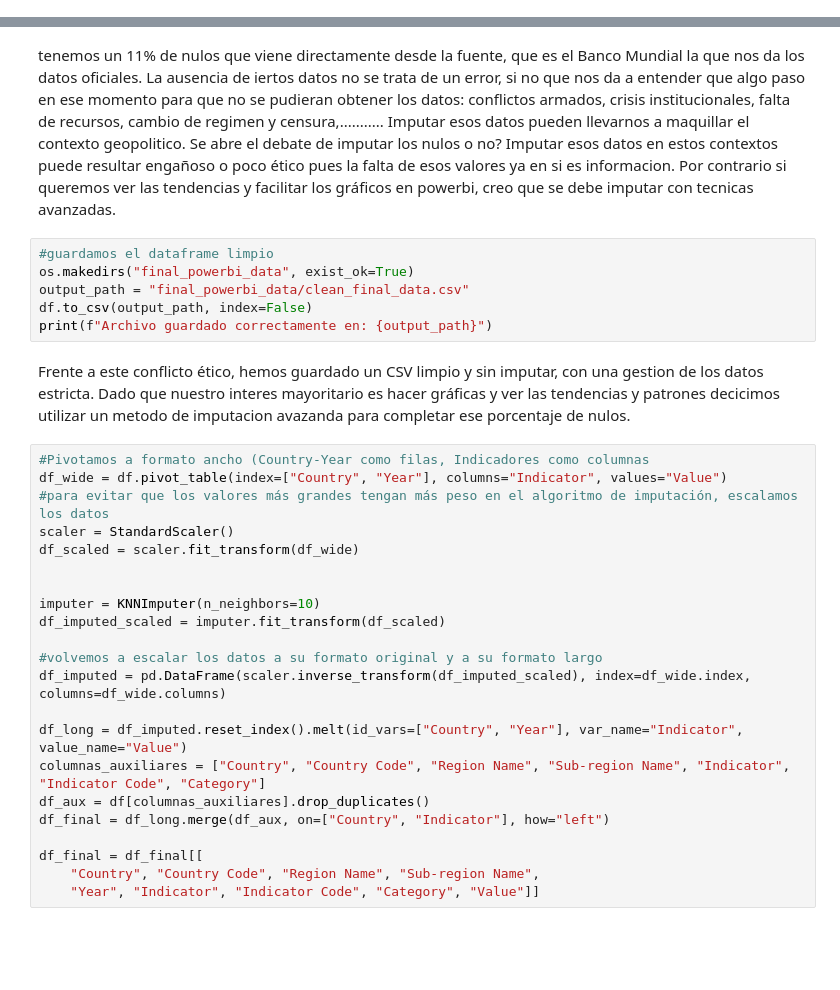
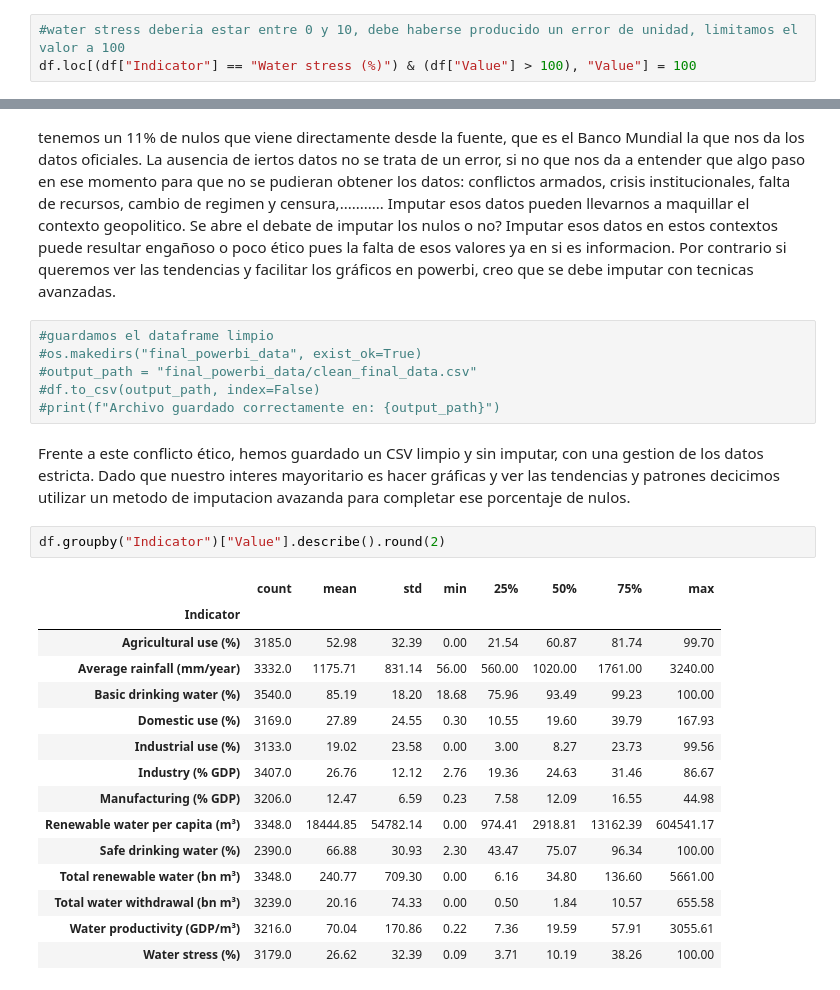
Before and after one commit to Adalab/proyecto-da-promo-d-modulo-4-powerbi-team-1, a Jupyter notebook: EDA Banco Mundial.ipynb, the cells around one changed output, grey strips where cells are left out. Drawn from its saved outputs; the diff is of its cells as text; blank space fills up the shorter version.

```diff
--- a/EDA Banco Mundial.ipynb
+++ b/EDA Banco Mundial.ipynb
@@ -182,3 +400,6 @@ print(df["Sub-region Name"].unique())
+# %%
+#water stress deberia estar entre 0 y 10, debe haberse producido un error de unidad, limitamos el valor a 100
+df.loc[(df["Indicator"] == "Water stress (%)") & (df["Value"] > 100), "Value"] = 100
 # %%
 ### PASO 3: Gestion de nulos
 # %%
@@ -241,31 +532,27 @@ Imputar esos datos en estos contextos puede resultar engañoso o poco ético pue
 Por contrario si queremos ver las tendencias y facilitar los gráficos en powerbi, creo que se debe imputar con tecnicas avanzadas.
 # %%
 #guardamos el dataframe limpio
-os.makedirs("final_powerbi_data", exist_ok=True)
-output_path = "final_powerbi_data/clean_final_data.csv"
-df.to_csv(output_path, index=False)
-print(f"Archivo guardado correctamente en: {output_path}")
+#os.makedirs("final_powerbi_data", exist_ok=True)
+#output_path = "final_powerbi_data/clean_final_data.csv"
+#df.to_csv(output_path, index=False)
+#print(f"Archivo guardado correctamente en: {output_path}")
 # %% [markdown]
 Frente a este conflicto ético, hemos guardado un CSV limpio y sin imputar, con una gestion de los datos estricta. Dado que nuestro interes mayoritario es hacer gráficas y ver las tendencias y patrones decicimos utilizar un metodo de imputacion avazanda para completar ese porcentaje de nulos.
-# %%
-#Pivotamos a formato ancho (Country-Year como filas, Indicadores como columnas
-df_wide = df.pivot_table(index=["Country", "Year"], columns="Indicator", values="Value")
-#para evitar que los valores más grandes tengan más peso en el algoritmo de imputación, escalamos los datos
-scaler = StandardScaler()
-df_scaled = scaler.fit_transform(df_wide)
-
-
-imputer = KNNImputer(n_neighbors=10)
-df_imputed_scaled = imputer.fit_transform(df_scaled)
-
-#volvemos a escalar los datos a su formato original y a su formato largo
-df_imputed = pd.DataFrame(scaler.inverse_transform(df_imputed_scaled), index=df_wide.index, columns=df_wide.columns)
-
-df_long = df_imputed.reset_index().melt(id_vars=["Country", "Year"], var_name="Indicator", value_name="Value")
-columnas_auxiliares = ["Country", "Country Code", "Region Name", "Sub-region Name", "Indicator", "Indicator Code", "Category"]
-df_aux = df[columnas_auxiliares].drop_duplicates()
-df_final = df_long.merge(df_aux, on=["Country", "Indicator"], how="left")
-
-df_final = df_final[[
-    "Country", "Country Code", "Region Name", "Sub-region Name",
-    "Year", "Indicator", "Indicator Code", "Category", "Value"]]
+# %%
+df.groupby("Indicator")["Value"].describe().round(2)
+# %% [output]
+|  | count | mean | std | min | 25% | 50% | 75% | max |
+| Indicator |  |  |  |  |  |  |  |  |
+| Agricultural use (%) | 3185.0 | 52.98 | 32.39 | 0.00 | 21.54 | 60.87 | 81.74 | 99.70 |
+| Average rainfall (mm/year) | 3332.0 | 1175.71 | 831.14 | 56.00 | 560.00 | 1020.00 | 1761.00 | 3240.00 |
+| Basic drinking water (%) | 3540.0 | 85.19 | 18.20 | 18.68 | 75.96 | 93.49 | 99.23 | 100.00 |
+| Domestic use (%) | 3169.0 | 27.89 | 24.55 | 0.30 | 10.55 | 19.60 | 39.79 | 167.93 |
+| Industrial use (%) | 3133.0 | 19.02 | 23.58 | 0.00 | 3.00 | 8.27 | 23.73 | 99.56 |
+| Industry (% GDP) | 3407.0 | 26.76 | 12.12 | 2.76 | 19.36 | 24.63 | 31.46 | 86.67 |
+| Manufacturing (% GDP) | 3206.0 | 12.47 | 6.59 | 0.23 | 7.58 | 12.09 | 16.55 | 44.98 |
+| Renewable water per capita (m³) | 3348.0 | 18444.85 | 54782.14 | 0.00 | 974.41 | 2918.81 | 13162.39 | 604541.17 |
+| Safe drinking water (%) | 2390.0 | 66.88 | 30.93 | 2.30 | 43.47 | 75.07 | 96.34 | 100.00 |
+| Total renewable water (bn m³) | 3348.0 | 240.77 | 709.30 | 0.00 | 6.16 | 34.80 | 136.60 | 5661.00 |
+| Total water withdrawal (bn m³) | 3239.0 | 20.16 | 74.33 | 0.00 | 0.50 | 1.84 | 10.57 | 655.58 |
+| Water productivity (GDP/m³) | 3216.0 | 70.04 | 170.86 | 0.22 | 7.36 | 19.59 | 57.91 | 3055.61 |
+| Water stress (%) | 3179.0 | 26.62 | 32.39 | 0.09 | 3.71 | 10.19 | 38.26 | 100.00 |
```
Also changed, not shown: parts of 29 cells of this notebook, 3 other files.
